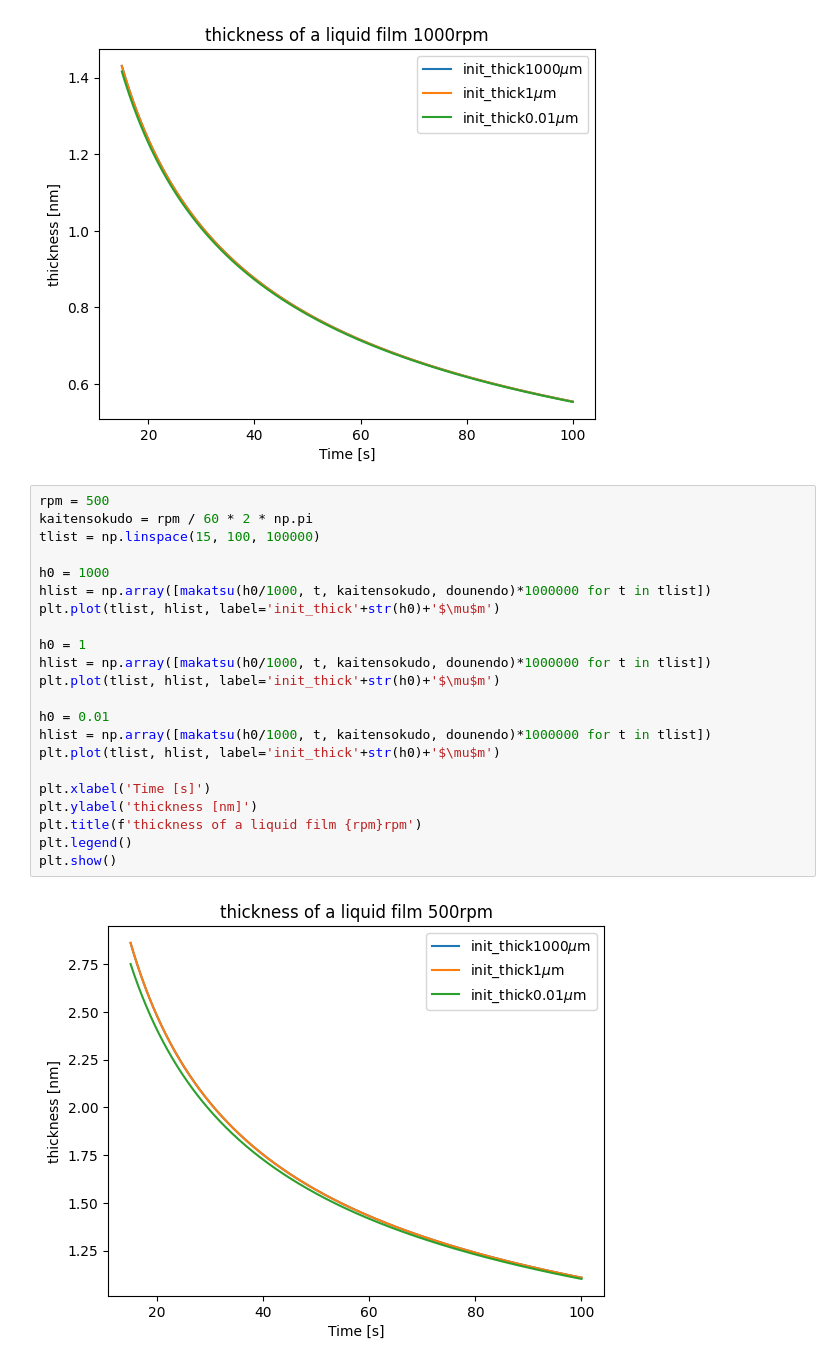
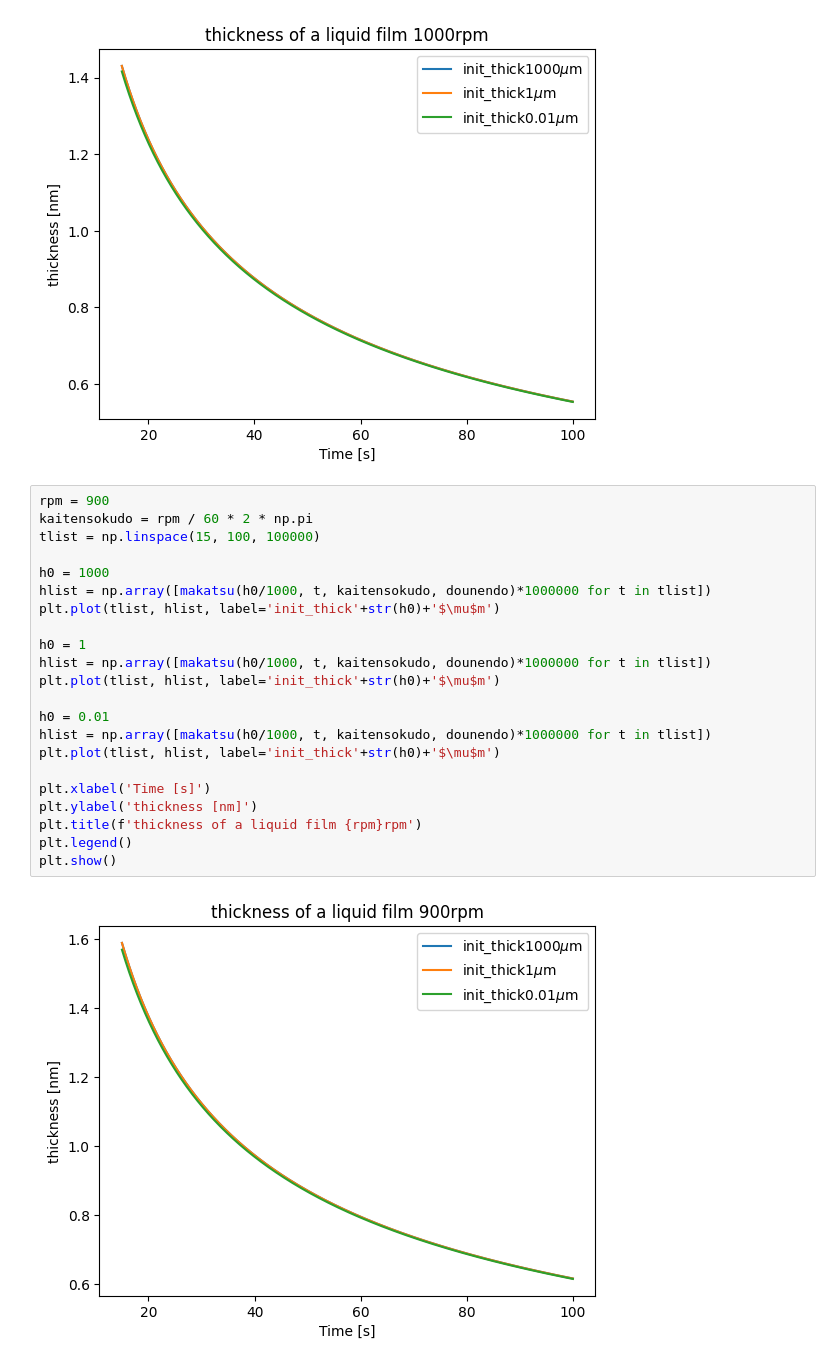
Before and after one commit to kykougaku/adhoc_analysis, a Jupyter notebook: notebook/cdd.ipynb, the cells around one changed output. Saved outputs shown, nothing was run; the diff lists cells and outputs as text.

```diff
--- a/notebook/cdd.ipynb
+++ b/notebook/cdd.ipynb
@@ -69,26 +69,26 @@ plt.show()
 # %% [output]
 [figure]
 # %%
-rpm = 500
+rpm = 900
 kaitensokudo = rpm / 60 * 2 * np.pi
 tlist = np.linspace(15, 100, 100000)
 
 h0 = 1000
 hlist = np.array([makatsu(h0/1000, t, kaitensokudo, dounendo)*1000000 for t in tlist])
 plt.plot(tlist, hlist, label='init_thick'+str(h0)+'$\mu$m')
 
 h0 = 1
 hlist = np.array([makatsu(h0/1000, t, kaitensokudo, dounendo)*1000000 for t in tlist])
 plt.plot(tlist, hlist, label='init_thick'+str(h0)+'$\mu$m')
 
 h0 = 0.01
 hlist = np.array([makatsu(h0/1000, t, kaitensokudo, dounendo)*1000000 for t in tlist])
 plt.plot(tlist, hlist, label='init_thick'+str(h0)+'$\mu$m')
 
 plt.xlabel('Time [s]')
 plt.ylabel('thickness [nm]')
 plt.title(f'thickness of a liquid film {rpm}rpm')
 plt.legend()
 plt.show()
 # %% [output]
-[figure, old version]
+[figure, new version]
```
Also changed, not shown: 13 other files.
